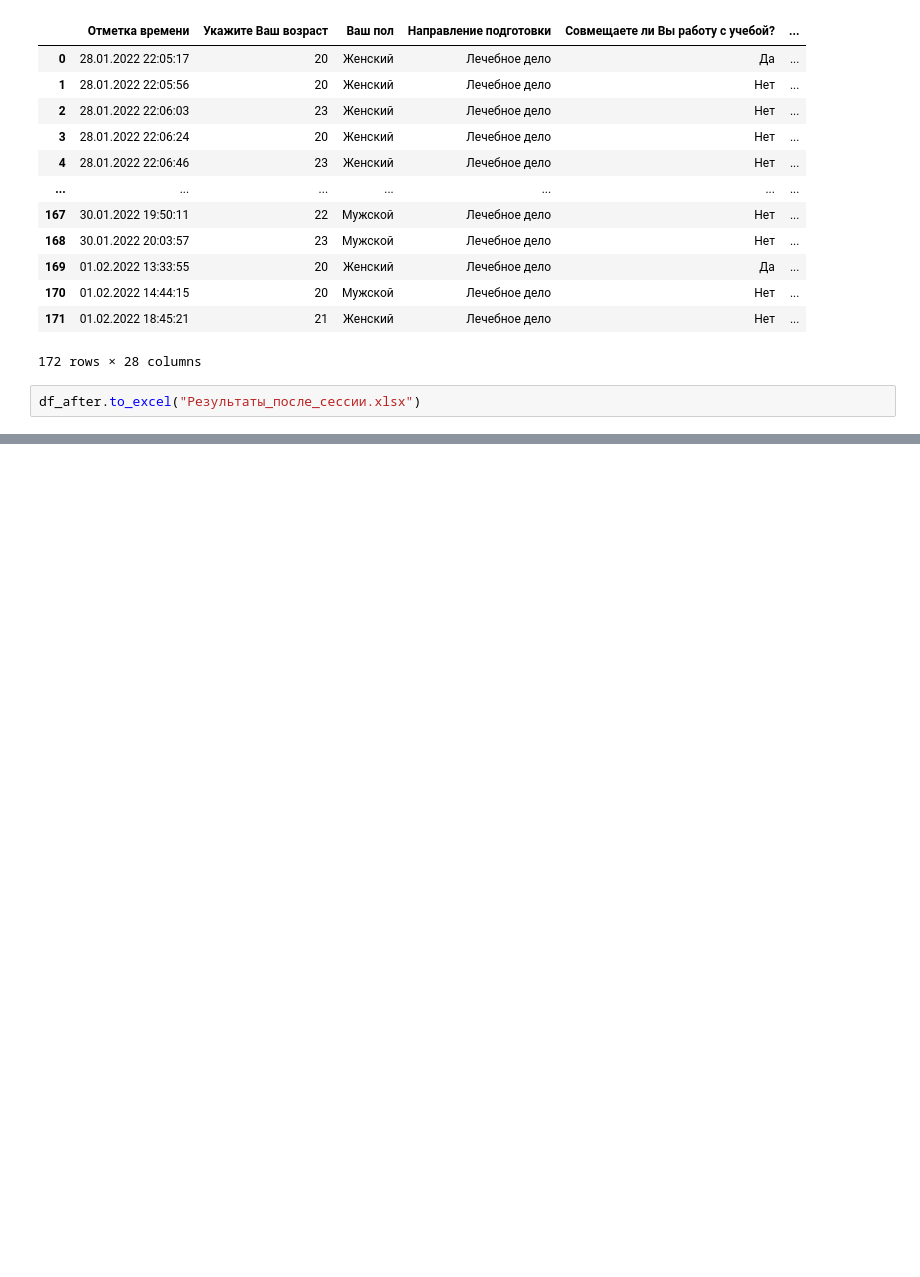
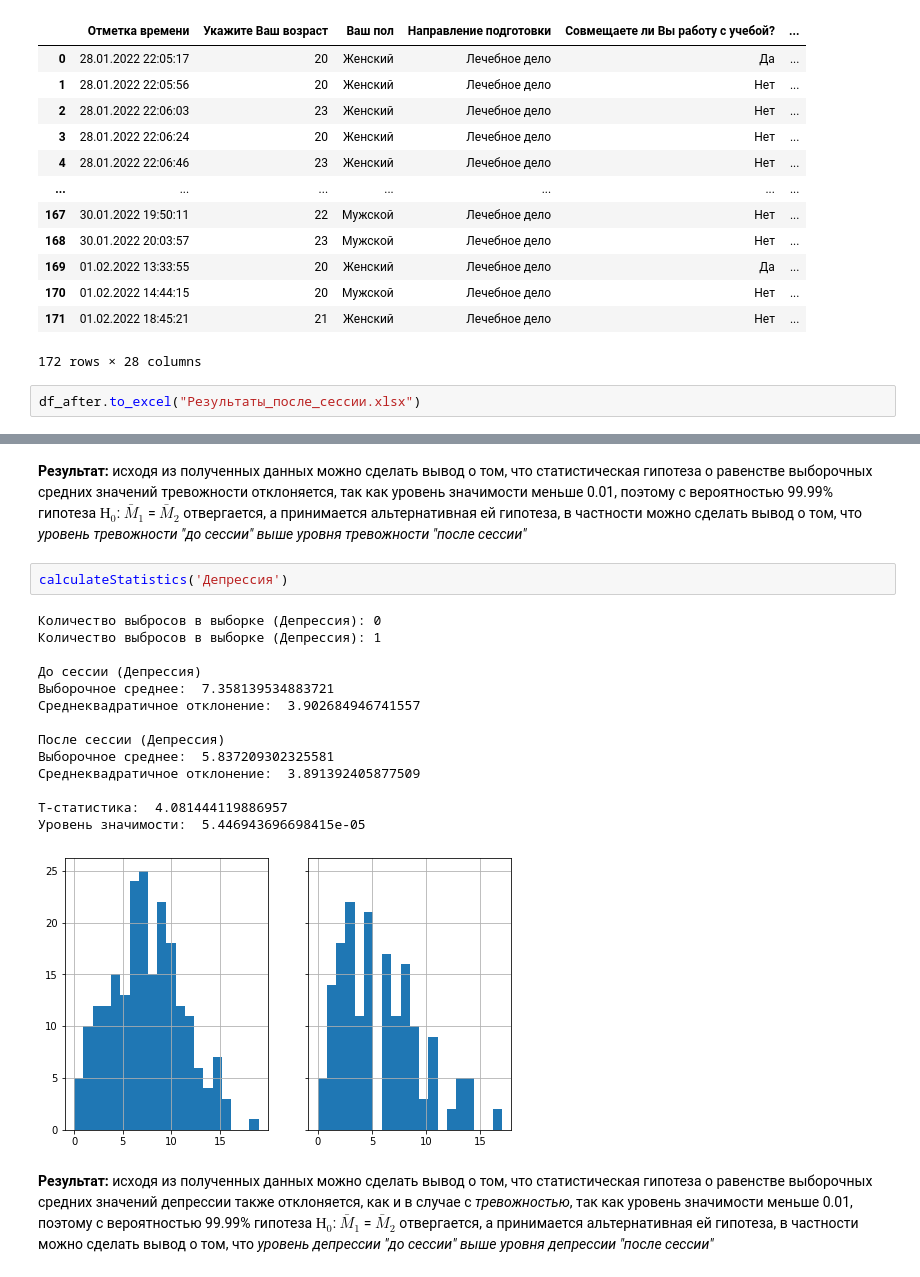
Before and after one commit to AlekseiNalisnik/session-depression, a Jupyter notebook: session-depression.ipynb, the cells around one changed output, grey strips where cells are left out. Saved outputs shown, nothing was run; the diff lists cells and outputs as text; blank space fills up the shorter version.

```diff
--- a/session-depression.ipynb
+++ b/session-depression.ipynb
@@ -171,0 +201,21 @@ df_after_result[df_after_result['Пол'] == 1].dropna().loc[:,numeric_col].corr
+# %% [markdown]
+<b>Результат:</b> исходя из полученных данных можно сделать вывод о том, что статистическая гипотеза о равенстве выборочных средних значений тревожности отклоняется, так как уровень значимости меньше 0.01, поэтому с вероятностью 99.99% гипотеза $Н_{0}$: $\bar M_1$ = $\bar M_2$ отвергается, а принимается альтернативная ей гипотеза, в частности можно сделать вывод о том, что <i>уровень тревожности "до сессии" выше уровня тревожности "после сессии"</i>
+# %%
+calculateStatistics('Депрессия')
+# %% [output]
+Количество выбросов в выборке (Депрессия): 0
+Количество выбросов в выборке (Депрессия): 1
+
+До сессии (Депрессия)
+Выборочное среднее:  7.358139534883721
+Среднеквадратичное отклонение:  3.902684946741557
+
+После сессии (Депрессия)
+Выборочное среднее:  5.837209302325581
+Среднеквадратичное отклонение:  3.891392405877509
+
+T-статистика:  4.081444119886957
+Уровень значимости:  5.446943696698415e-05
+[figure, added]
+# %% [markdown]
+<b>Результат:</b> исходя из полученных данных можно сделать вывод о том, что статистическая гипотеза о равенстве выборочных средних значений депрессии также отклоняется, как и в случае с <i>тревожностью</i>, так как уровень значимости меньше 0.01, поэтому с вероятностью 99.99% гипотеза $Н_{0}$: $\bar M_1$ = $\bar M_2$ отвергается, а принимается альтернативная ей гипотеза, в частности можно сделать вывод о том, что <i>уровень депрессии "до сессии" выше уровня депрессии "после сессии"</i>
```
Also changed, not shown: parts of 11 cells of this notebook, 2 other files.
